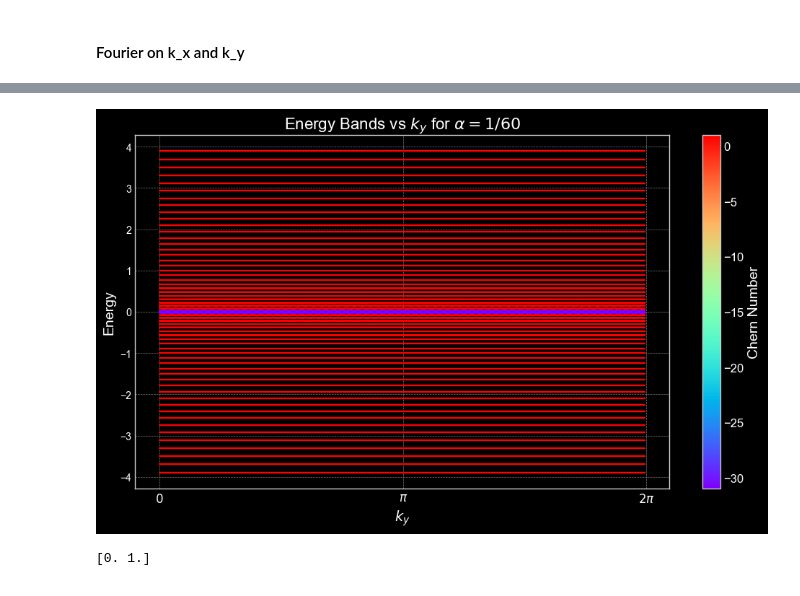
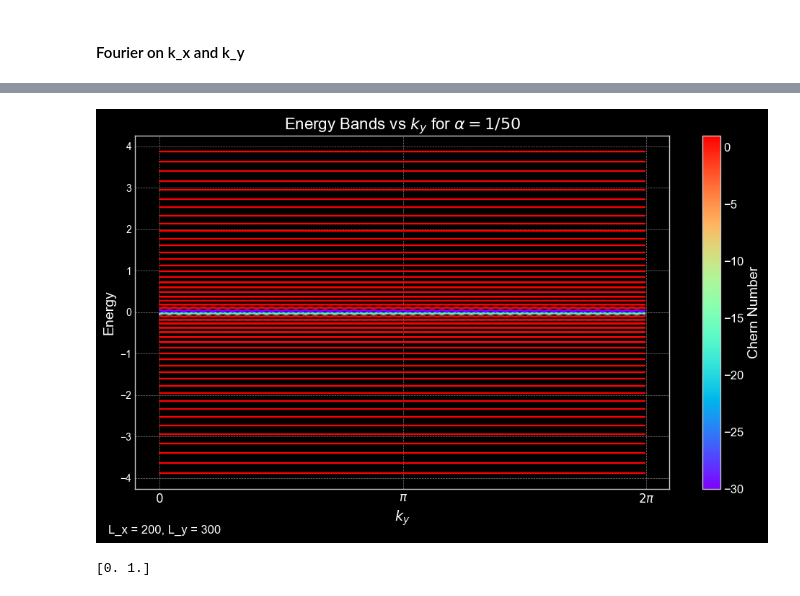
Before and after one commit to Maxlupo014/Many_Body_Exam, a Jupyter notebook: band_structure.ipynb, the cells around one changed output, grey strips where cells are left out. Saved outputs shown, nothing was run; the diff lists cells and outputs as text; code cells hidden in the pictures.

```diff
--- a/band_structure.ipynb
+++ b/band_structure.ipynb
@@ -652,12 +655,12 @@ def plot_energy_bands_for_ky(L_x, L_y, T_x, T_y, p, q, PBC_x):
 # %%
 
 
-L_x = 50  # Number of sites in x-direction
+L_x = 60  # Number of sites in x-direction
 L_y = 300  # Number of sites in y-direction (not used here)
 T_x = 1.0  # Hopping amplitude
 T_y = 1.0  # Potential modulation amplitude
-p = 1      # Numerator of magnetic flux per plaquette
-q = 5      # Denominator of magnetic flux per plaquette
+p = 3      # Numerator of magnetic flux per plaquette
+q = 4      # Denominator of magnetic flux per plaquette
 PBC_x = False  # Periodic boundary conditions
 PBC_y = True  # Periodic boundary conditions in y-direction (not used here)
 
@@ -785,12 +790,12 @@ def plot_energy_bands_per_ky_kx(L_x, L_y, T_x, T_y, p, q , PBC_x, PBC_y):
     plt.tight_layout()
     plt.show()
 # %%
-L_x = 100  # Number of sites in x-direction
-L_y = 100  # Number of sites in y-direction
+L_x = 300  # Number of sites in x-direction
+L_y = 300  # Number of sites in y-direction
 T_x = 1.0  # Hopping amplitude
 T_y = 1.0  # Potential modulation amplitude
 p = 1      # Numerator of magnetic flux per plaquette
-q = 4      # Denominator of magnetic flux per plaquette
+q = 20      # Denominator of magnetic flux per plaquette
 PBC_x = True  # Periodic boundary conditions in x-direction
 PBC_y = True  # Periodic boundary conditions in y-direction
 plot_energy_bands_per_ky_kx( L_x=L_x, L_y=L_y, T_x=T_x, T_y=T_y, p=p, q=q, PBC_x=PBC_x, PBC_y=PBC_y)
@@ -898,18 +903,21 @@ def plot_energy_bands_per_ky(L_x, L_y, T_x, T_y, p, q, PBC_x, PBC_y):
     ax.tick_params(colors='white')
     ax.grid(color='gray', linestyle='--', linewidth=0.5)
 
+    # Add label for L_x and L_y outside the plot
+    fig.text(0.1, 0.01, f'L_x = {L_x}, L_y = {L_y}', ha='center', fontsize=12, color='white')
+
     plt.tight_layout()
     plt.show()
 # %%
 
 
 # Example usage
-L_x = 300  # Number of sites in x-direction
+L_x = 200  # Number of sites in x-direction
 L_y = 300  # Number of sites in y-direction
 T_x = 1.0  # Hopping amplitude
 T_y = 1.0  # Potential modulation amplitude
 p = 1      # Numerator of magnetic flux per plaquette
-q = 60      # Denominator of magnetic flux per plaquette
+q = 50      # Denominator of magnetic flux per plaquette
 PBC_x = True  # Periodic boundary conditions in x-direction
 PBC_y = True  # Periodic boundary conditions in y-direction
 
@@ -935,4 +943,4 @@ Band 59         Chern Number: 0.9999999999999997                       rounded:
-[figure, old version]
+[figure, new version]
 # %%
 print( np.array(np.linspace(0, 2, 2, endpoint=False)))
 # %% [output]
```
Also changed, not shown: parts of 5 cells of this notebook.
